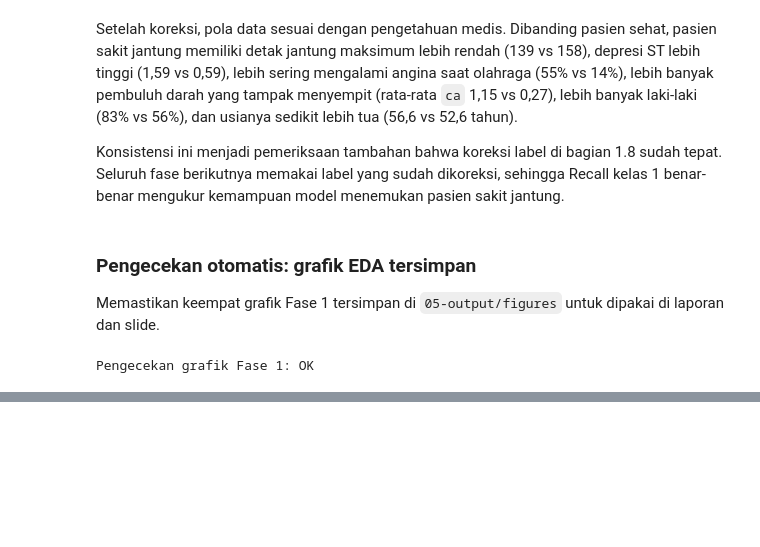
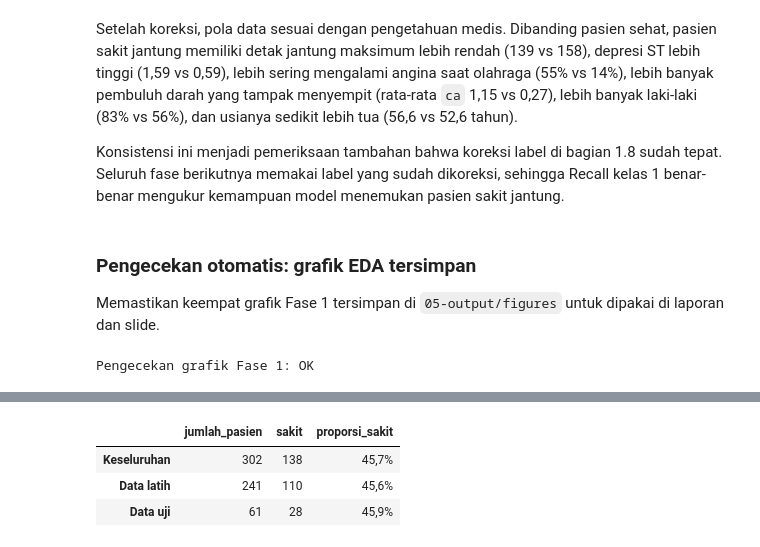
Before and after one commit to agm4r/uci-heart-disease-classification, a Jupyter notebook: 03-notebook/Kelompok6_Heart_Disease_Prediction.ipynb, the cells around one changed output, grey strips where cells are left out. Drawn from its saved outputs; the diff is of its cells as text; code cells hidden in the pictures; blank space fills up the shorter version.

```diff
--- a/03-notebook/Kelompok6_Heart_Disease_Prediction.ipynb
+++ b/03-notebook/Kelompok6_Heart_Disease_Prediction.ipynb
@@ -548,0 +590,18 @@ Pengecekan grafik Fase 1: OK
+# %%
+from sklearn.model_selection import train_test_split
+
+X_train, X_test, y_train, y_test = train_test_split(
+    X, y, test_size=0.2, stratify=y, random_state=RANDOM_STATE
+)
+
+ringkasan_split = pd.DataFrame({
+    "jumlah_pasien": [len(y), len(y_train), len(y_test)],
+    "sakit": [int(y.sum()), int(y_train.sum()), int(y_test.sum())],
+    "proporsi_sakit": [y.mean(), y_train.mean(), y_test.mean()],
+}, index=["Keseluruhan", "Data latih", "Data uji"])
+ringkasan_split.assign(proporsi_sakit=ringkasan_split["proporsi_sakit"].map(lambda p: persen_id(p, 1)))
+# %% [output]
+|  | jumlah_pasien | sakit | proporsi_sakit |
+| Keseluruhan | 302 | 138 | 45,7% |
+| Data latih | 241 | 110 | 45,6% |
+| Data uji | 61 | 28 | 45,9% |
```
Also changed, not shown: parts of 8 cells of this notebook, 1 other file.
